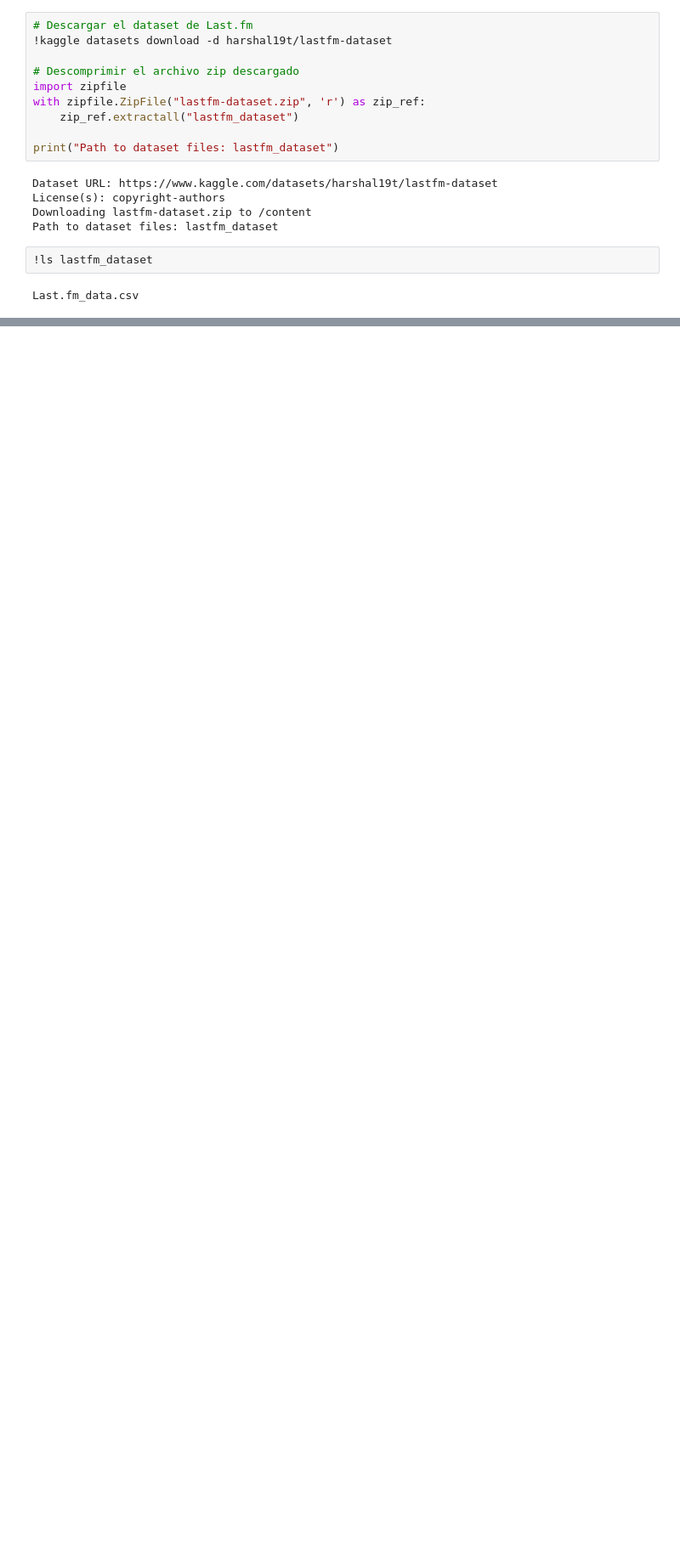
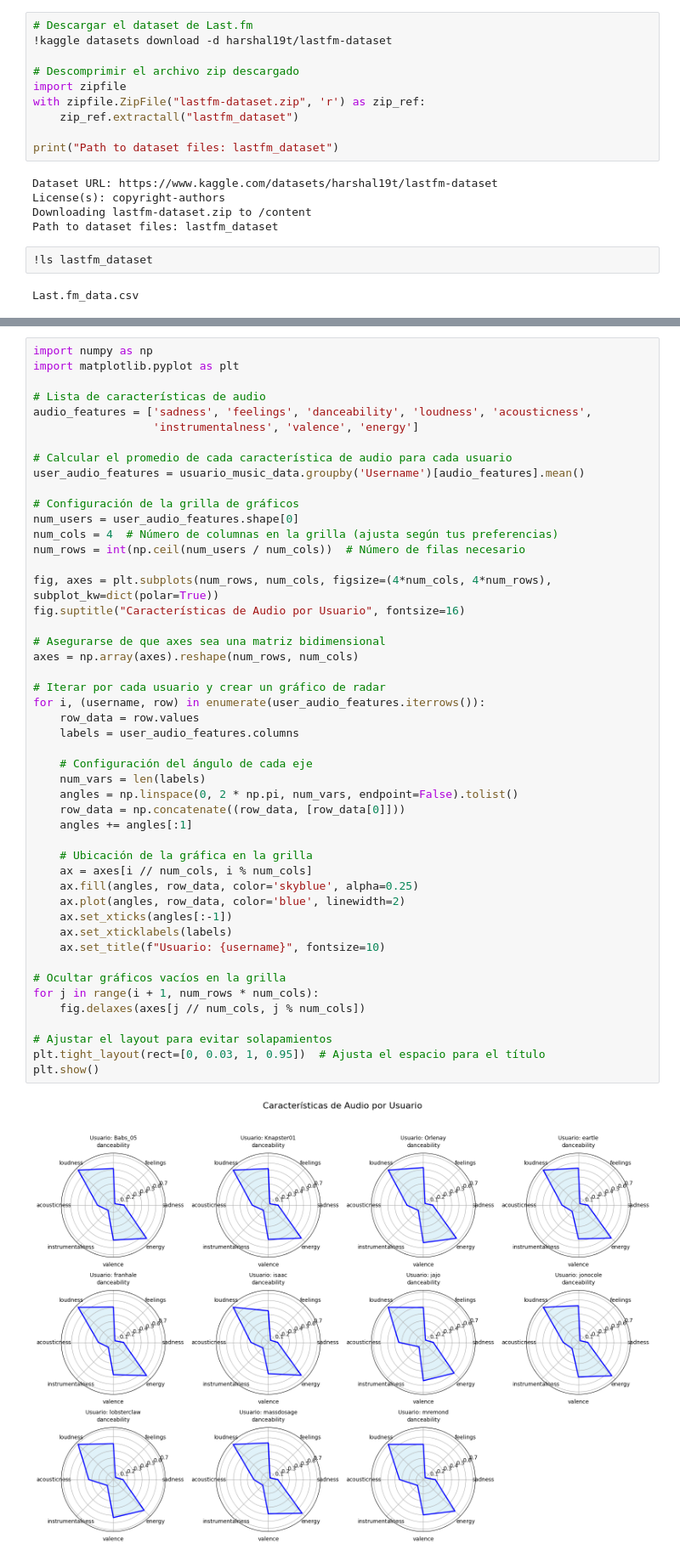
Before and after one commit to ferperezh/IIC3633_ProyectoMetricaDiversidad, a Jupyter notebook: procesamiento_musica.ipynb, the cells around one changed output, grey strips where cells are left out. Shown at 85% size. Cells and saved outputs as stored; diff of their text form; blank space fills up the shorter version.

```diff
--- a/procesamiento_musica.ipynb
+++ b/procesamiento_musica.ipynb
@@ -66,0 +384,50 @@ Last.fm_data.csv
+# %%
+import numpy as np
+import matplotlib.pyplot as plt
+
+# Lista de características de audio
+audio_features = ['sadness', 'feelings', 'danceability', 'loudness', 'acousticness',
+                  'instrumentalness', 'valence', 'energy']
+
+# Calcular el promedio de cada característica de audio para cada usuario
+user_audio_features = usuario_music_data.groupby('Username')[audio_features].mean()
+
+# Configuración de la grilla de gráficos
+num_users = user_audio_features.shape[0]
+num_cols = 4  # Número de columnas en la grilla (ajusta según tus preferencias)
+num_rows = int(np.ceil(num_users / num_cols))  # Número de filas necesario
+
+fig, axes = plt.subplots(num_rows, num_cols, figsize=(4*num_cols, 4*num_rows), subplot_kw=dict(polar=True))
+fig.suptitle("Características de Audio por Usuario", fontsize=16)
+
+# Asegurarse de que axes sea una matriz bidimensional
+axes = np.array(axes).reshape(num_rows, num_cols)
+
+# Iterar por cada usuario y crear un gráfico de radar
+for i, (username, row) in enumerate(user_audio_features.iterrows()):
+    row_data = row.values
+    labels = user_audio_features.columns
+
+    # Configuración del ángulo de cada eje
+    num_vars = len(labels)
+    angles = np.linspace(0, 2 * np.pi, num_vars, endpoint=False).tolist()
+    row_data = np.concatenate((row_data, [row_data[0]]))
+    angles += angles[:1]
+
+    # Ubicación de la gráfica en la grilla
+    ax = axes[i // num_cols, i % num_cols]
+    ax.fill(angles, row_data, color='skyblue', alpha=0.25)
+    ax.plot(angles, row_data, color='blue', linewidth=2)
+    ax.set_xticks(angles[:-1])
+    ax.set_xticklabels(labels)
+    ax.set_title(f"Usuario: {username}", fontsize=10)
+
+# Ocultar gráficos vacíos en la grilla
+for j in range(i + 1, num_rows * num_cols):
+    fig.delaxes(axes[j // num_cols, j % num_cols])
+
+# Ajustar el layout para evitar solapamientos
+plt.tight_layout(rect=[0, 0.03, 1, 0.95])  # Ajusta el espacio para el título
+plt.show()
+# %% [output]
+[figure, added]
```
Also changed, not shown: parts of 23 cells of this notebook.
